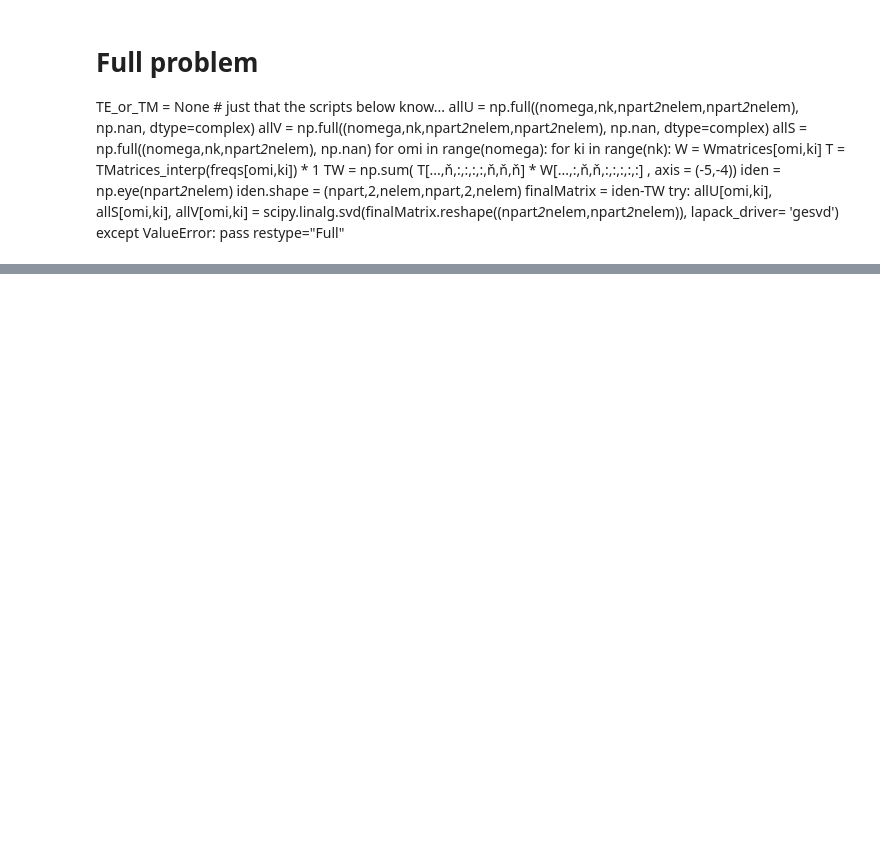
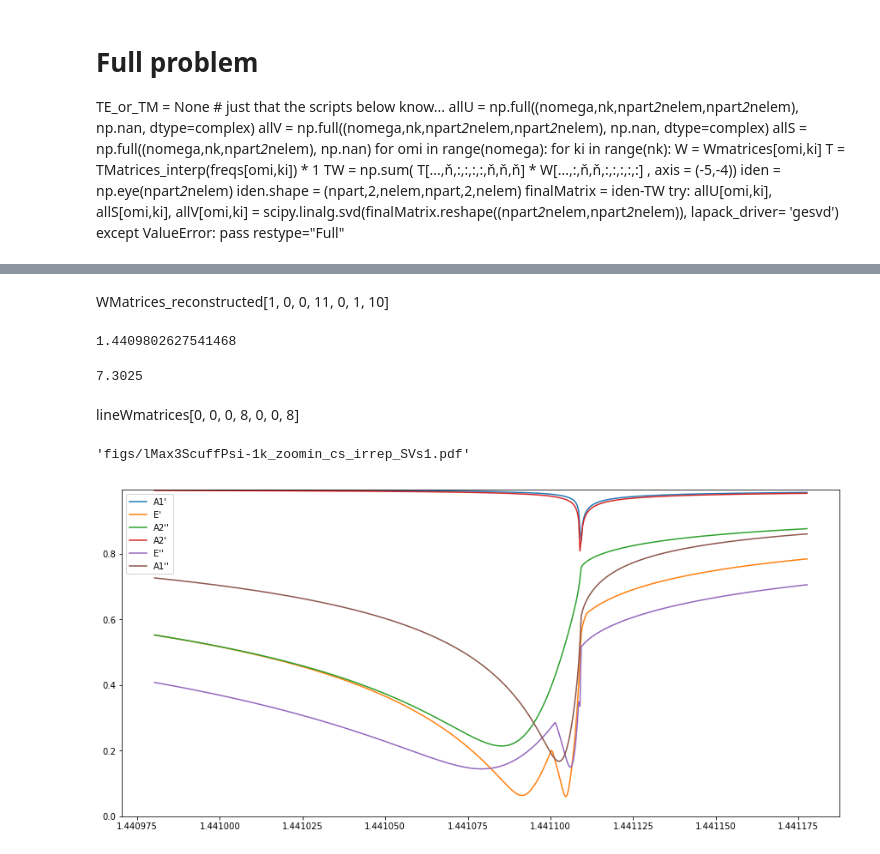
Before and after one commit to texnokrates/qpms-ipynotebooks, a Jupyter notebook: hexlaser/Dispersions-projections_v2.ipynb, the cells around one changed output, grey strips where cells are left out. Cells and saved outputs as stored; diff of their text form; code cells hidden in the pictures; blank space fills up the shorter version.

```diff
--- a/hexlaser/Dispersions-projections_v2.ipynb
+++ b/hexlaser/Dispersions-projections_v2.ipynb
@@ -214,0 +346,11 @@ plt.savefig("figs/lMax%d%s%s%s_disp.pdf"%(lMax,tmtype,restype,note))
+# %%
+WMatrices_projs = dict()
+for rep, P in projmats.items():
+    WP = np.tensordot(lineWmatrices, P, axes=([-3,-2,-1],[0,1,2]))
+    PWP = np.tensordot(P,WP, axes=([-3,-2,-1],[1,2,3]))
+    PWP = np.rollaxis(PWP, 3)
+    WMatrices_projs[rep] = PWP
+
+WMatrices_reconstructed = np.zeros(lineWmatrices.shape, dtype=complex)
+for PWP in WMatrices_projs.values():
+    WMatrices_reconstructed += PWP
@@ -214,0 +423,48 @@ plt.savefig("figs/lMax%d%s%s%s_disp.pdf"%(lMax,tmtype,restype,note))
+# %% [markdown]
+WMatrices_reconstructed[1, 0, 0, 11, 0, 1, 10]
+# %%
+linefreqs[0]/eV*hbar
+# %% [output]
+1.4409802627541468
+# %%
+wdata['freqs_weirdunits'][0]
+# %% [output]
+7.3025
+# %% [markdown]
+lineWmatrices[0, 0, 0, 8, 0, 0, 8]
+# %%
+lineS_irrep = dict()
+for rep, B in bases.items():
+    N = B.shape[0]
+    lineS_thisirrep = np.full((nomega,N), np.nan)
+    #B_H = np.moveaxis(B,0, -1).conj() # (N,2,2,nelem) -> (2,2,nelem,N)
+    B_H = B.conj()
+    B = np.moveaxis(B,0,-1)
+    for omi in range(nomega):
+            M = finalMatrices[omi]
+            MB = np.tensordot(M,B,axes=([-3,-2,-1],[0,1,2]))
+            finalMatrix_irrep = np.tensordot(B_H, MB, axes=([-3,-2,-1],[0,1,2]))
+            try:
+                #allU[omi,ki], allS[omi,ki], allV[omi,ki] = scipy.linalg.svd(finalMatrix.reshape((npart*nelem,npart*nelem)),
+                lineS_thisirrep[omi] = scipy.linalg.svd(finalMatrix_irrep, compute_uv = False,
+                                                                           # lapack_driver= 'gesvd'
+                                                                           )
+            except ValueError:
+                pass
+    lineS_irrep[rep] = lineS_thisirrep
+# %%
+s = 1
+plt.figure(figsize=(15,7))
+amaxes = []
+for rep in lineS_irrep.keys():
+    lineS = lineS_irrep[rep]
+    plt.plot(linefreqs/eV*hbar, lineS[:,-s], label=rep)
+    amaxes.append(np.amax(lineS[:,-s]))
+plt.ylim([0,min(2, max(amaxes))])
+
+plt.legend()
+plt.savefig("figs/lMax%d%sPsi%d%s_irrep_SVs%d.pdf"%(lMax,tmtype,psi,note,s))
+"figs/lMax%d%sPsi%d%s_irrep_SVs%d.pdf"%(lMax,tmtype,psi,note,s)
+# %% [output]
+'figs/lMax3ScuffPsi-1k_zoomin_cs_irrep_SVs1.pdf'
+[figure, added]
```
Also changed, not shown: parts of 43 cells of this notebook, 1 other file.
